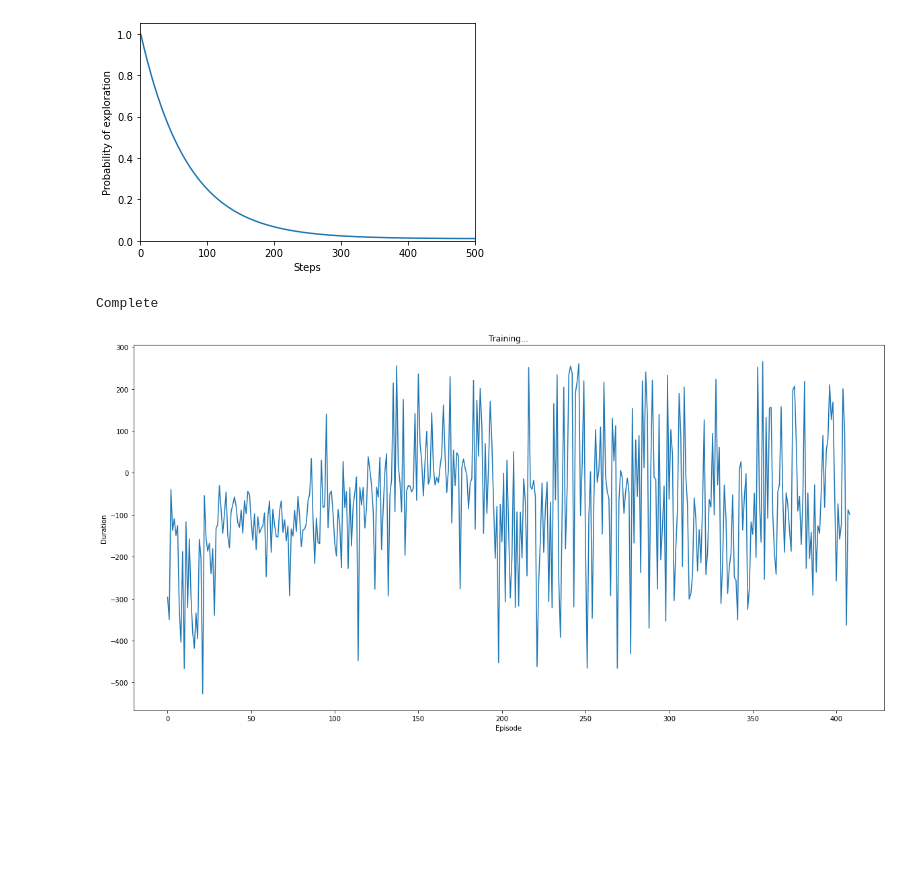
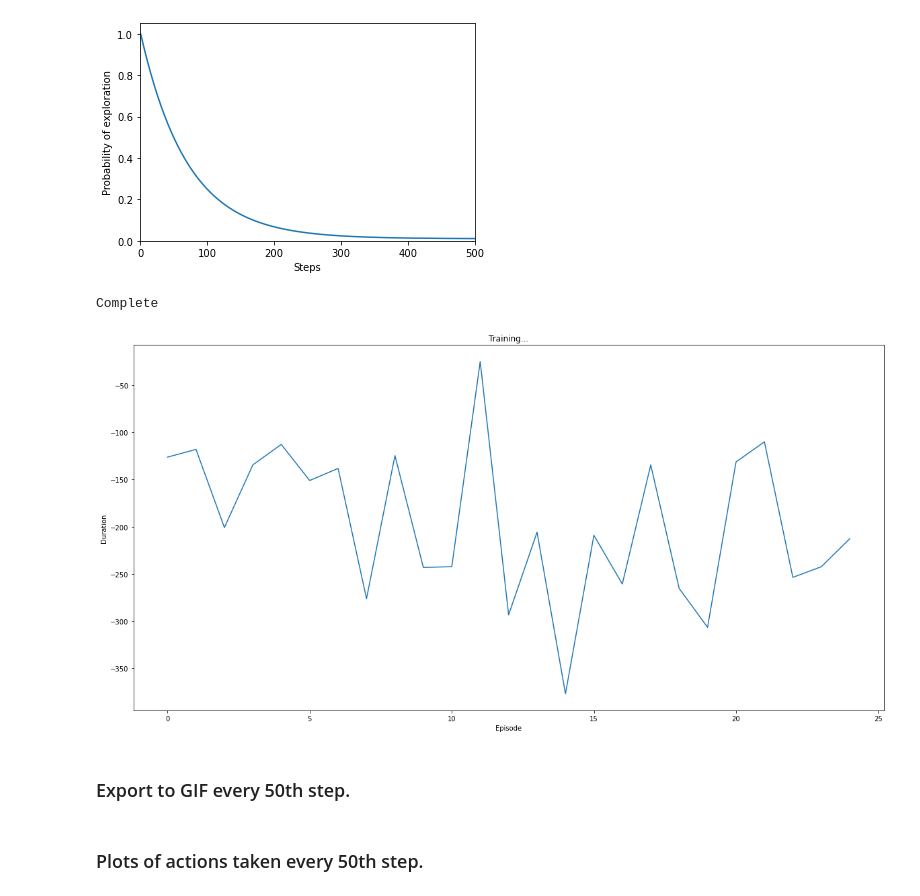
Before and after one commit to dabiged/RLPlayground, a Jupyter notebook: IntroRL/LunarLander.ipynb, the cells around one changed output. Drawn from its saved outputs; the diff is of its cells as text; code cells hidden in the pictures; blank space fills up the shorter version.

Commit message:
add histogram plotting of actions at selected timesteps

```diff
--- a/IntroRL/LunarLander.ipynb
+++ b/IntroRL/LunarLander.ipynb
@@ -302,7 +302,7 @@ def optimize_model():
 
     # Compute loss
     loss = F.mse_loss(state_action_values, expected_state_action_values.unsqueeze(1))
-    #loss_values.append(loss)
+    episode_loss_values.append(loss)
 
     optimizer.zero_grad()
     loss.backward()
@@ -332,7 +332,9 @@ memory = ReplayMemory(200000)
 steps_done = 0
 episode_durations = []
 reward_values = []
-#loss_values =[]
+loss_values =[]
+action_values=[]
+frame_values=[]
 env.close()
 # %% [markdown]
 #### Set Learning Parameters
@@ -355,11 +357,16 @@ TARGET_UPDATE = 3
 # %% [output]
 [figure]
 # %%
-num_episodes = 5
+
+save_states=5
+num_episodes = 25
 for i_episode in range(num_episodes):
     # Initialize the environment and state
     env.reset()
     TotalReward=0
+    episode_frames=[]
+    episode_loss=[]
+    episode_action=[]
     state, reward, done, _ = env.step(1)
     state = torch.from_numpy(np.cast['float32'](state)).unsqueeze(0).to(device)
     for t in count():
@@ -368,40 +375,51 @@ for i_episode in range(num_episodes):
         #print(action)
 
         env.render()
-        #frames.append(env.render(mode = 'rgb_array'))
+        if i_episode % save_states == 0:
+            episode_frames.append(env.render(mode = 'rgb_array'))
+            episode_action.append(action.item())
+
         next_state, reward, done, _ = env.step(action.item())
         TotalReward+= reward
         next_state = torch.from_numpy(np.cast['float32'](next_state)).unsqueeze(0).to(device)
         reward = torch.tensor([reward], device=device,dtype=torch.float32)
 
         if not done:
             next_state = next_state
         else:
             next_state = None
 
         memory.push(state, action, next_state, reward)
         state = next_state
 
         # Perform one step of the optimization (on the target network)
         optimize_model()
         if done:
             episode_durations.append(t + 1)
             reward_values.append(TotalReward)
             plot_reward()
             break
+    if i_episode % save_states == 0:
+        frame_values.append(episode_frames)
+        loss_values.append(episode_loss)
+        action_values.append(episode_action)
 
     if i_episode % TARGET_UPDATE == 0:
         # Update the target network, copying all weights and biases in DQN
         target_net.load_state_dict(policy_net.state_dict())
 
 print('Complete')
 env.render()
 env.close()
 plt.ioff()
 plt.show()
 plot_reward()
 # %% [output]
 Complete
-[figure, old version]
+[figure, new version]
 # %%
 env.close()
+# %% [markdown]
+### Export to GIF every 50th step.
+# %% [markdown]
+### Plots of actions taken every 50th step.
```
Also changed, not shown: parts of 8 cells of this notebook.
